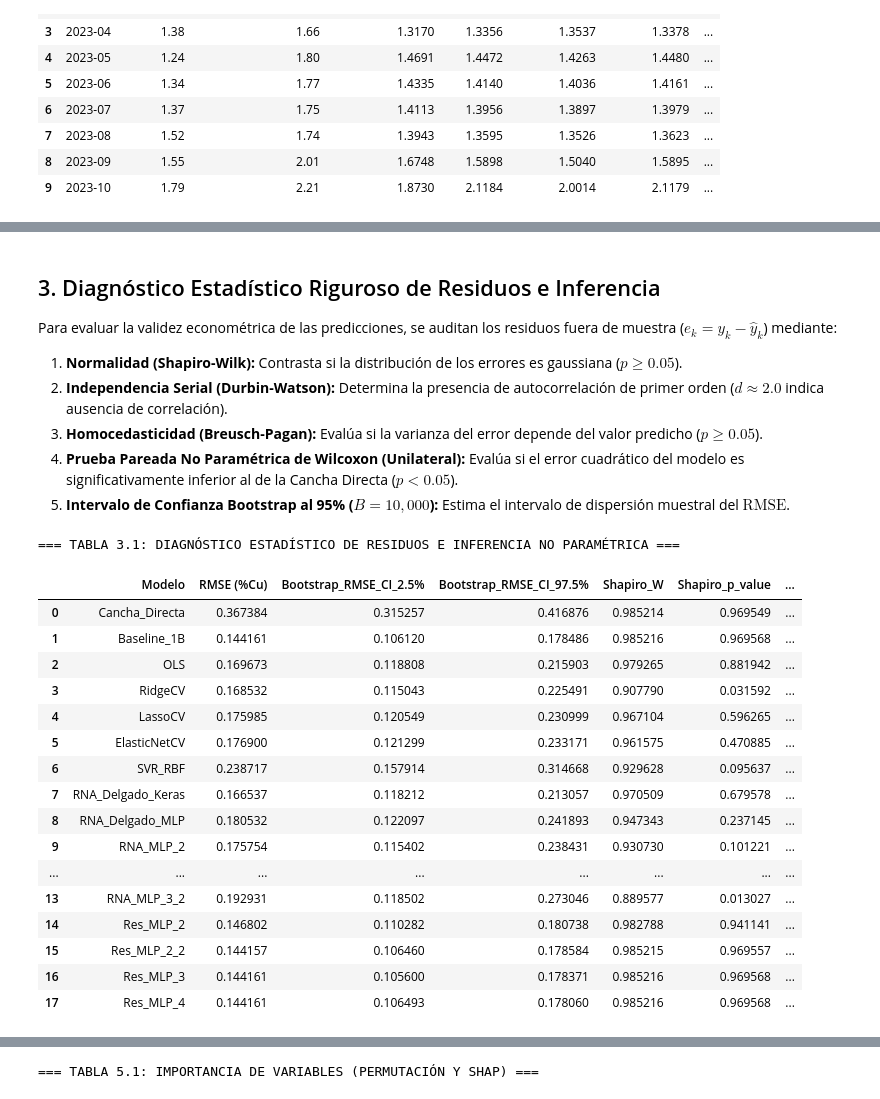
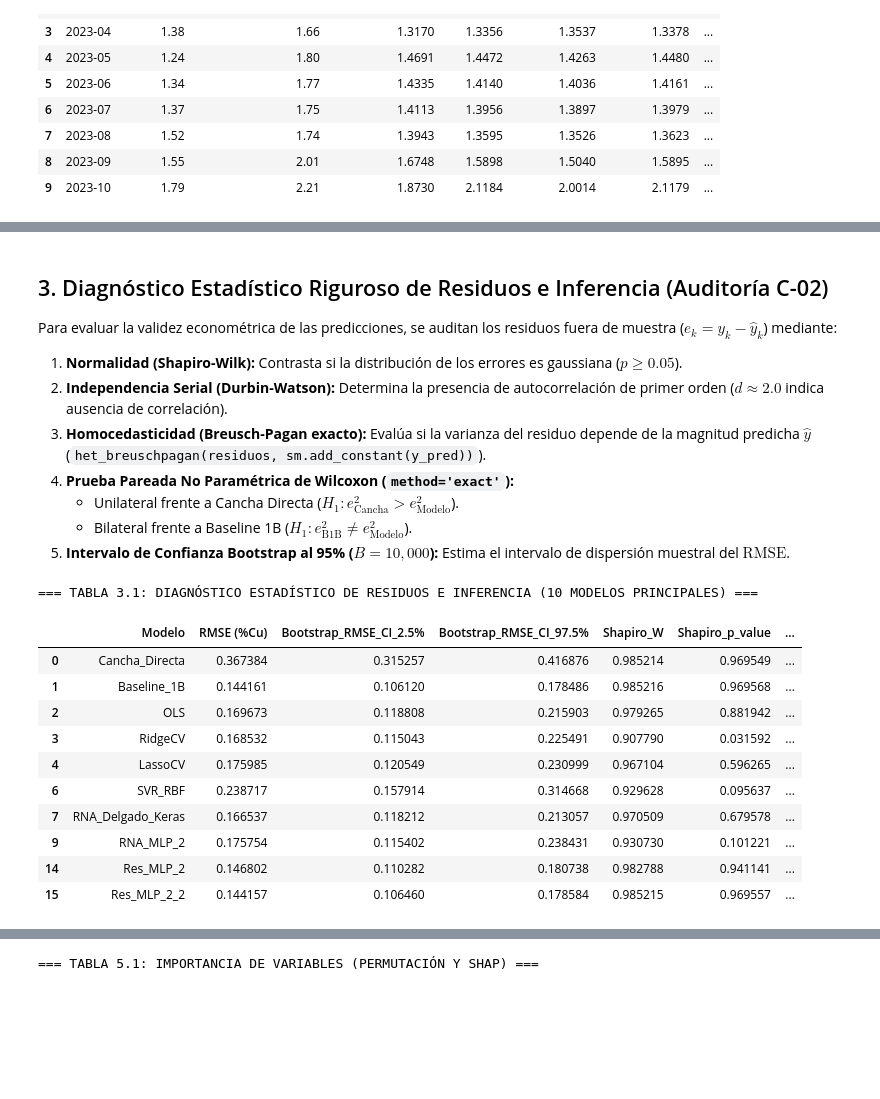
Before and after one commit to guerrafmaturana-arch/TESIS, a Jupyter notebook: BLOQUE_4/04_validacion_residuos_xai.ipynb, the cells around one changed output, grey strips where cells are left out. Drawn from its saved outputs; the diff is of its cells as text; code cells hidden in the pictures; blank space fills up the shorter version.

```diff
--- a/BLOQUE_4/04_validacion_residuos_xai.ipynb
+++ b/BLOQUE_4/04_validacion_residuos_xai.ipynb
@@ -122,39 +127,37 @@ df_metrics[['Ranking', 'Modelo', 'Familia', 'Espacio_Entradas', 'MSE (%Cu)^2', '
 | 16 | 17 | SVR_RBF | Kernel No Lineal | 2D [CuT, CuS] | 0.056986 | 0.238717 | 16.678940 | 0.041220 | 12.110167 | ... |
 | 17 | 18 | Cancha_Directa | Línea Base Operacional | 1D [Cancha] | 0.134971 | 0.367384 | 25.668735 | -1.270862 | 24.895926 | ... |
 # %% [markdown]
-## 3. Diagnóstico Estadístico Riguroso de Residuos e Inferencia
+## 3. Diagnóstico Estadístico Riguroso de Residuos e Inferencia (Auditoría C-02)
 
 Para evaluar la validez econométrica de las predicciones, se auditan los residuos fuera de muestra ($e_k = y_k - \hat{y}_k$) mediante:
 1. **Normalidad (Shapiro-Wilk):** Contrasta si la distribución de los errores es gaussiana ($p \ge 0.05$).
 2. **Independencia Serial (Durbin-Watson):** Determina la presencia de autocorrelación de primer orden ($d \approx 2.0$ indica ausencia de correlación).
-3. **Homocedasticidad (Breusch-Pagan):** Evalúa si la varianza del error depende del valor predicho ($p \ge 0.05$).
-4. **Prueba Pareada No Paramétrica de Wilcoxon (Unilateral):** Evalúa si el error cuadrático del modelo es significativamente inferior al de la Cancha Directa ($p < 0.05$).
+3. **Homocedasticidad (Breusch-Pagan exacto):** Evalúa si la varianza del residuo depende de la magnitud predicha $\hat{y}$ (`het_breuschpagan(residuos, sm.add_constant(y_pred))`).
+4. **Prueba Pareada No Paramétrica de Wilcoxon (`method='exact'`):**
+   * Unilateral frente a Cancha Directa ($H_1: e_{\text{Cancha}}^2 > e_{\text{Modelo}}^2$).
+   * Bilateral frente a Baseline 1B ($H_1: e_{\text{B1B}}^2 \neq e_{\text{Modelo}}^2$).
 5. **Intervalo de Confianza Bootstrap al 95% ($B = 10{,}000$):** Estima el intervalo de dispersión muestral del $\text{RMSE}$.
 # %%
-# Carga y despliegue del diagnóstico estadístico de residuos
+# Carga y despliegue del diagnóstico estadístico de residuos auditado
 df_diag = pd.read_csv("DIAGNOSTICO_RESIDUOS_Y_PRUEBAS_HIPOTESIS.csv")
 
-print("=== TABLA 3.1: DIAGNÓSTICO ESTADÍSTICO DE RESIDUOS E INFERENCIA NO PARAMÉTRICA ===")
-df_diag[['Modelo', 'RMSE (%Cu)', 'Bootstrap_RMSE_CI_2.5%', 'Bootstrap_RMSE_CI_97.5%', 'Shapiro_W', 'Shapiro_p_value', 'Durbin_Watson_d', 'Homocedasticidad', 'Wilcoxon_vs_Cancha_p_unilateral']]
+print("=== TABLA 3.1: DIAGNÓSTICO ESTADÍSTICO DE RESIDUOS E INFERENCIA (10 MODELOS PRINCIPALES) ===")
+modelos_rep = ['Cancha_Directa', 'Baseline_1B', 'Res_MLP_2_2', 'Res_MLP_2', 'RNA_Delgado_Keras', 'RidgeCV', 'OLS', 'RNA_MLP_2', 'LassoCV', 'SVR_RBF']
+df_diag_rep = df_diag[df_diag['Modelo'].isin(modelos_rep)].copy()
+df_diag_rep[['Modelo', 'RMSE (%Cu)', 'Bootstrap_RMSE_CI_2.5%', 'Bootstrap_RMSE_CI_97.5%', 'Shapiro_W', 'Shapiro_p_value', 'Durbin_Watson_d', 'Breusch_Pagan_p_value', 'Homocedasticidad', 'Wilcoxon_vs_Cancha_p_exact', 'Wilcoxon_vs_Base1B_p_exact', 'Meses_Supera_Base1B']]
 # %% [output]
-=== TABLA 3.1: DIAGNÓSTICO ESTADÍSTICO DE RESIDUOS E INFERENCIA NO PARAMÉTRICA ===
+=== TABLA 3.1: DIAGNÓSTICO ESTADÍSTICO DE RESIDUOS E INFERENCIA (10 MODELOS PRINCIPALES) ===
 |  | Modelo | RMSE (%Cu) | Bootstrap_RMSE_CI_2.5% | Bootstrap_RMSE_CI_97.5% | Shapiro_W | Shapiro_p_value | ... |
 | 0 | Cancha_Directa | 0.367384 | 0.315257 | 0.416876 | 0.985214 | 0.969549 | ... |
 | 1 | Baseline_1B | 0.144161 | 0.106120 | 0.178486 | 0.985216 | 0.969568 | ... |
 | 2 | OLS | 0.169673 | 0.118808 | 0.215903 | 0.979265 | 0.881942 | ... |
 | 3 | RidgeCV | 0.168532 | 0.115043 | 0.225491 | 0.907790 | 0.031592 | ... |
 | 4 | LassoCV | 0.175985 | 0.120549 | 0.230999 | 0.967104 | 0.596265 | ... |
-| 5 | ElasticNetCV | 0.176900 | 0.121299 | 0.233171 | 0.961575 | 0.470885 | ... |
 | 6 | SVR_RBF | 0.238717 | 0.157914 | 0.314668 | 0.929628 | 0.095637 | ... |
 | 7 | RNA_Delgado_Keras | 0.166537 | 0.118212 | 0.213057 | 0.970509 | 0.679578 | ... |
-| 8 | RNA_Delgado_MLP | 0.180532 | 0.122097 | 0.241893 | 0.947343 | 0.237145 | ... |
 | 9 | RNA_MLP_2 | 0.175754 | 0.115402 | 0.238431 | 0.930730 | 0.101221 | ... |
-| ... | ... | ... | ... | ... | ... | ... | ... |
-| 13 | RNA_MLP_3_2 | 0.192931 | 0.118502 | 0.273046 | 0.889577 | 0.013027 | ... |
 | 14 | Res_MLP_2 | 0.146802 | 0.110282 | 0.180738 | 0.982788 | 0.941141 | ... |
 | 15 | Res_MLP_2_2 | 0.144157 | 0.106460 | 0.178584 | 0.985215 | 0.969557 | ... |
-| 16 | Res_MLP_3 | 0.144161 | 0.105600 | 0.178371 | 0.985216 | 0.969568 | ... |
-| 17 | Res_MLP_4 | 0.144161 | 0.106493 | 0.178060 | 0.985216 | 0.969568 | ... |
 # %% [markdown]
 ## 4. Selección Dual del Modelo Ganador (*Champion Model*)
 
```
Also changed, not shown: parts of 15 cells of this notebook, 18 other files.
